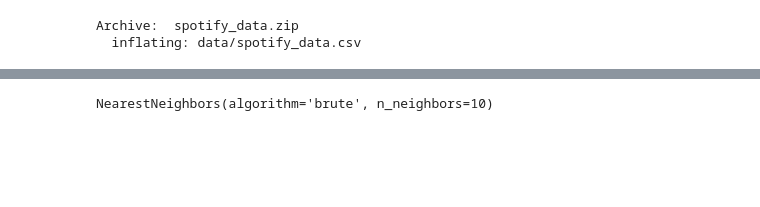
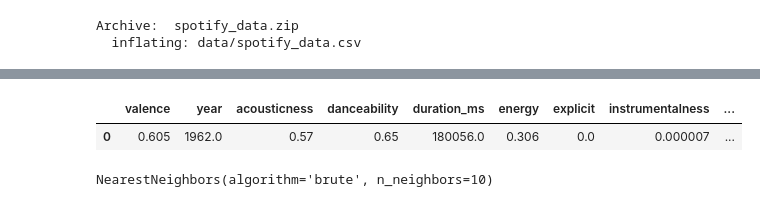
Before and after one commit to Song-Suggester/song-suggester, a Jupyter notebook: model.ipynb, the cells around one changed output, grey strips where cells are left out. Cells and saved outputs as stored; diff of their text form; code cells hidden in the pictures; blank space fills up the shorter version.

```diff
--- a/model.ipynb
+++ b/model.ipynb
@@ -65,6 +67,35 @@ Stand by Me
 |  | valence | year | acousticness | danceability | duration_ms | energy | explicit | instrumentalness | ... |
 | id |  |  |  |  |  |  |  |  | ... |
 | 3SdTKo2uVsxFblQjpScoHy | 0.605 | 1962 | 0.57 | 0.65 | 180056 | 0.306 | 0 | 0.000007 | ... |
+# %%
+valence=0.605000
+year=1962.000000
+acousticness=0.570000
+danceability=0.650000
+duration_ms=180056.000000
+energy=0.306000
+explicit=0.000000
+instrumentalness=0.000007
+key=9.000000
+liveness=0.070700
+loudness=-9.443000
+mode=1.000000
+popularity=78.000000
+speechiness=0.039300
+tempo=118.068000
+
+columns = features.columns
+
+song_elements = pd.DataFrame(
+    columns=columns,
+    data=[[valence, year, acousticness, danceability, duration_ms,
+          energy, explicit, instrumentalness, key, liveness, loudness,
+          mode, popularity, speechiness, tempo]])
+# %%
+song_elements
+# %% [output]
+|  | valence | year | acousticness | danceability | duration_ms | energy | explicit | instrumentalness | ... |
+| 0 | 0.605 | 1962.0 | 0.57 | 0.65 | 180056.0 | 0.306 | 0.0 | 0.000007 | ... |
 # %%
 nn = NearestNeighbors(n_neighbors=10, algorithm = 'brute')
 nn.fit(features)
```
Also changed, not shown: parts of 5 cells of this notebook, 3 other files.
